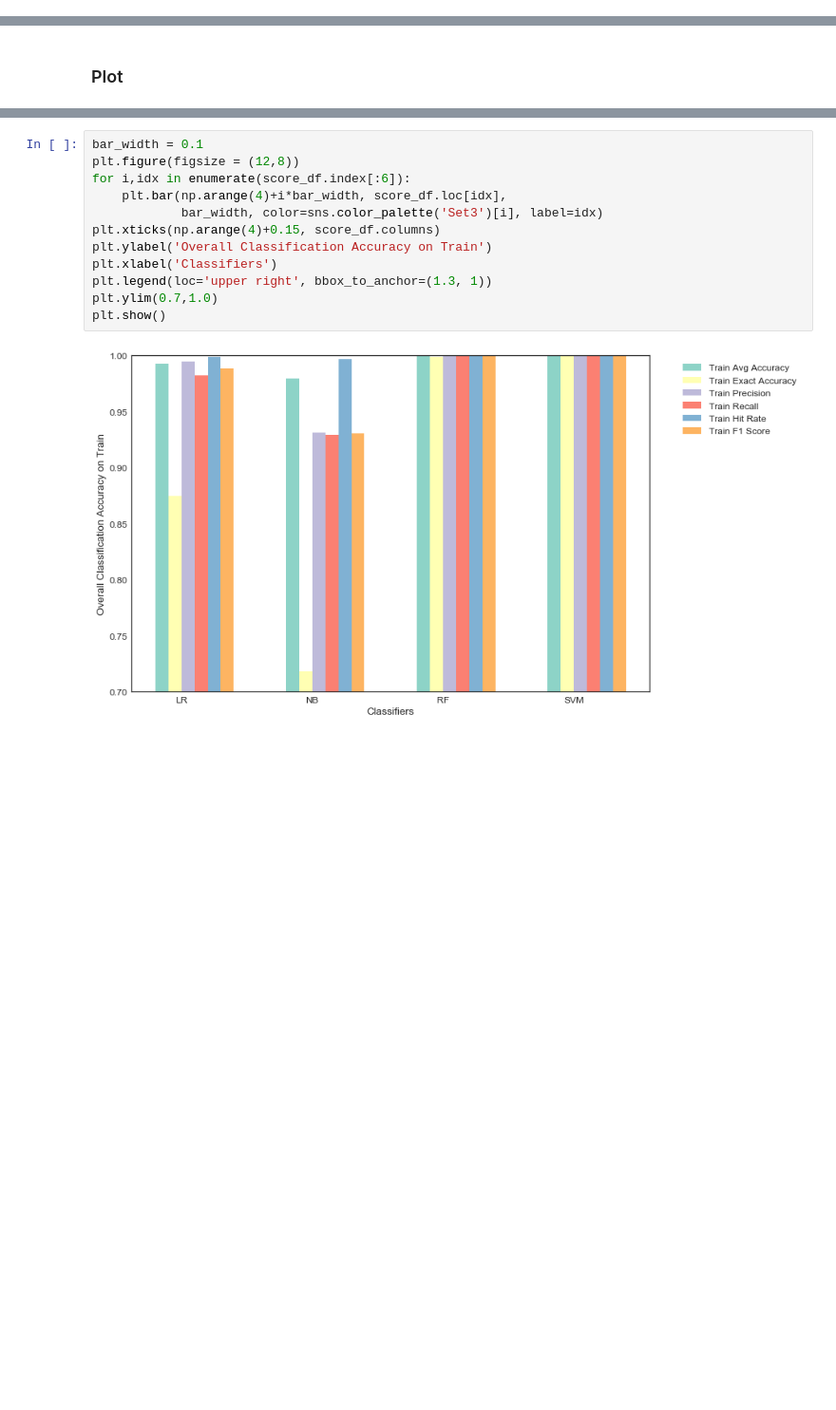
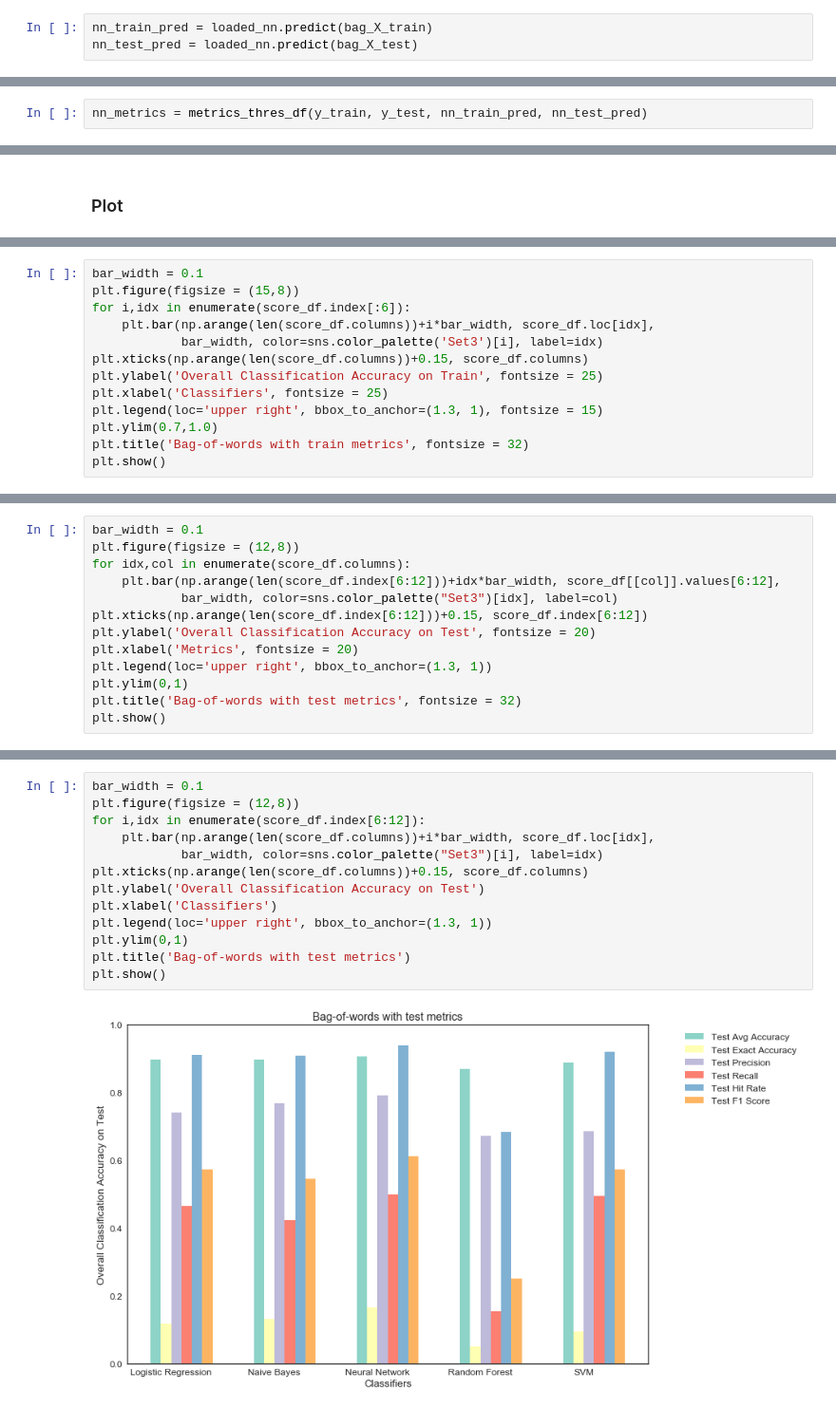
Before and after one commit to BoyuanSun930/cs209b-g6-movie, a Jupyter notebook: Bag_of_words.ipynb, the cells around one changed output, grey strips where cells are left out. Shown at 95% size. Saved outputs shown, nothing was run; the diff lists cells and outputs as text; blank space fills up the shorter version.

Commit message:
bag of words

```diff
--- a/Bag_of_words.ipynb
+++ b/Bag_of_words.ipynb
@@ -351,0 +373,3 @@ lr_metrics = metrics(lr_train_pred, lr_test_pred)
+# %%
+nn_train_pred = loaded_nn.predict(bag_X_train)
+nn_test_pred = loaded_nn.predict(bag_X_test)
@@ -351,0 +406,2 @@ lr_metrics = metrics(lr_train_pred, lr_test_pred)
+# %%
+nn_metrics = metrics_thres_df(y_train, y_test, nn_train_pred, nn_test_pred)
@@ -358,0 +420,13 @@ score_df = pd.DataFrame({'NB': nb_metrics,
+# %%
+bar_width = 0.1
+plt.figure(figsize = (15,8))
+for i,idx in enumerate(score_df.index[:6]):
+    plt.bar(np.arange(len(score_df.columns))+i*bar_width, score_df.loc[idx],
+            bar_width, color=sns.color_palette('Set3')[i], label=idx)
+plt.xticks(np.arange(len(score_df.columns))+0.15, score_df.columns)
+plt.ylabel('Overall Classification Accuracy on Train', fontsize = 25)
+plt.xlabel('Classifiers', fontsize = 25)
+plt.legend(loc='upper right', bbox_to_anchor=(1.3, 1), fontsize = 15)
+plt.ylim(0.7,1.0)
+plt.title('Bag-of-words with train metrics', fontsize = 32)
+plt.show()
@@ -358,0 +451,13 @@ score_df = pd.DataFrame({'NB': nb_metrics,
+# %%
+bar_width = 0.1
+plt.figure(figsize = (12,8))
+for idx,col in enumerate(score_df.columns):
+    plt.bar(np.arange(len(score_df.index[6:12]))+idx*bar_width, score_df[[col]].values[6:12],
+            bar_width, color=sns.color_palette("Set3")[idx], label=col)
+plt.xticks(np.arange(len(score_df.index[6:12]))+0.15, score_df.index[6:12])
+plt.ylabel('Overall Classification Accuracy on Test', fontsize = 20)
+plt.xlabel('Metrics', fontsize = 20)
+plt.legend(loc='upper right', bbox_to_anchor=(1.3, 1))
+plt.ylim(0,1)
+plt.title('Bag-of-words with test metrics', fontsize = 32)
+plt.show()
@@ -359,14 +466,15 @@ score_df = pd.DataFrame({'NB': nb_metrics,
 # %%
 bar_width = 0.1
 plt.figure(figsize = (12,8))
-for i,idx in enumerate(score_df.index[:6]):
-    plt.bar(np.arange(4)+i*bar_width, score_df.loc[idx],
-            bar_width, color=sns.color_palette('Set3')[i], label=idx)
-plt.xticks(np.arange(4)+0.15, score_df.columns)
-plt.ylabel('Overall Classification Accuracy on Train')
+for i,idx in enumerate(score_df.index[6:12]):
+    plt.bar(np.arange(len(score_df.columns))+i*bar_width, score_df.loc[idx],
+            bar_width, color=sns.color_palette("Set3")[i], label=idx)
+plt.xticks(np.arange(len(score_df.columns))+0.15, score_df.columns)
+plt.ylabel('Overall Classification Accuracy on Test')
 plt.xlabel('Classifiers')
 plt.legend(loc='upper right', bbox_to_anchor=(1.3, 1))
-plt.ylim(0.7,1.0)
+plt.ylim(0,1)
+plt.title('Bag-of-words with test metrics')
 plt.show()
 # %% [output]
-[figure, old version]
+[figure, new version]
```
Also changed, not shown: parts of 25 cells of this notebook.
